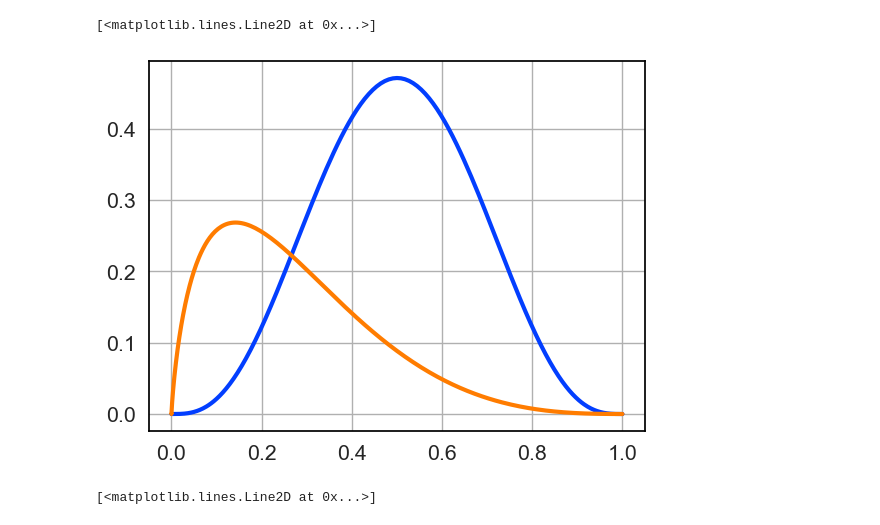
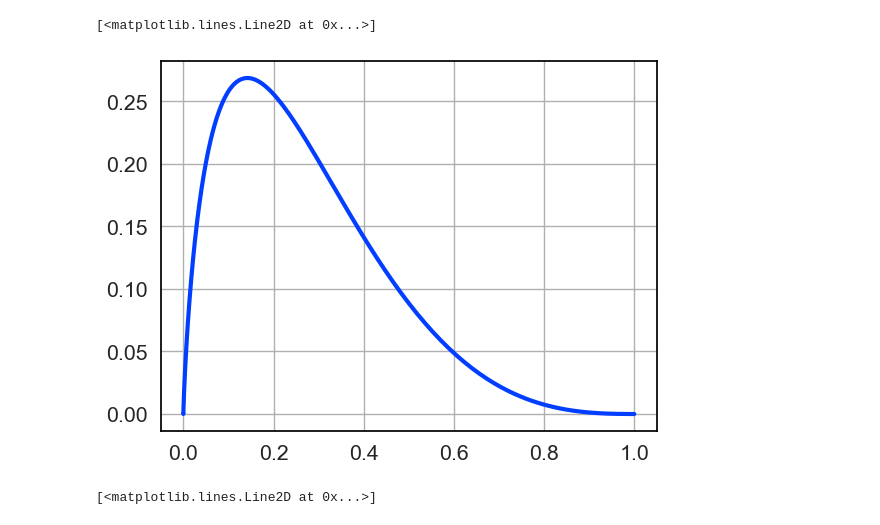
Before and after one commit to hqin-2020/twist, a Jupyter notebook: Untitled.ipynb, the cells around one changed output. Drawn from its saved outputs; the diff is of its cells as text; code cells hidden in the pictures.

```diff
--- a/Untitled.ipynb
+++ b/Untitled.ipynb
@@ -16,3 +16,5 @@ pd.options.display.float_format = '{:.3g}'.format
 sns.set(font_scale = 1.4, rc={"grid.linewidth": 1,'grid.color': '#b0b0b0', 'axes.edgecolor': 'black',"lines.linewidth": 3.0}, style = 'whitegrid')
 palette = sns.color_palette("bright")
 sns.set_palette(palette)
+# %%
+lsp = np.load("output/para_0053_model_asym_HS.npz")
@@ -19,23 +24,20 @@ sns.set_palette(palette)
 # %%
-def trans(x):
-    return np.exp(x)/(np.exp(x)+1)
-
-gt = pd.read_csv('g.csv',header = None)
+gt = pd.DataFrame(lsp['g'])
 gt.index = trans(np.linspace(-18,18,1001))
 gt.columns = np.linspace(-1,1,201)
 g_R = gt.sum(axis=1)*0.01
 g_Z = gt.sum(axis=0)*0.036
 plt.plot(g_R)
 
-gt = pd.read_csv('g_1.csv',header = None)
-gt.index = trans(np.linspace(-18,18,1001))
-gt.columns = np.linspace(-1,1,201)
-g_R2 = gt.sum(axis=1)*0.01
-g_Z2 = gt.sum(axis=0)*0.036
-plt.plot(g_R2)
+# gt = pd.read_csv('g_1.csv',header = None)
+# gt.index = trans(np.linspace(-18,18,1001))
+# gt.columns = np.linspace(-1,1,201)
+# g_R2 = gt.sum(axis=1)*0.01
+# g_Z2 = gt.sum(axis=0)*0.036
+# plt.plot(g_R2)
 # %% [output]
 [<matplotlib.lines.Line2D at 0x...>]
-[figure, old version]
+[figure, new version]
 # %%
 plt.plot(g_Z)
 plt.plot(g_Z2)
```
Also changed, not shown: parts of 10 cells of this notebook, 4 other files.
